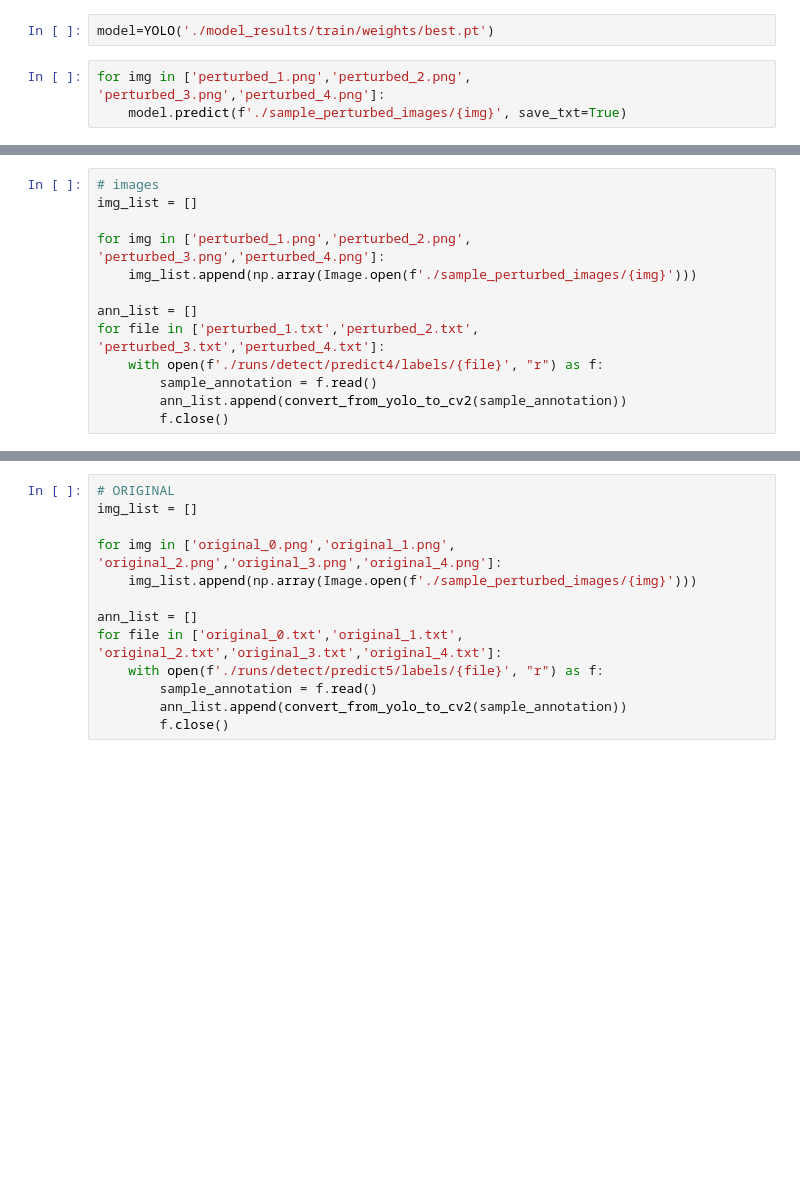
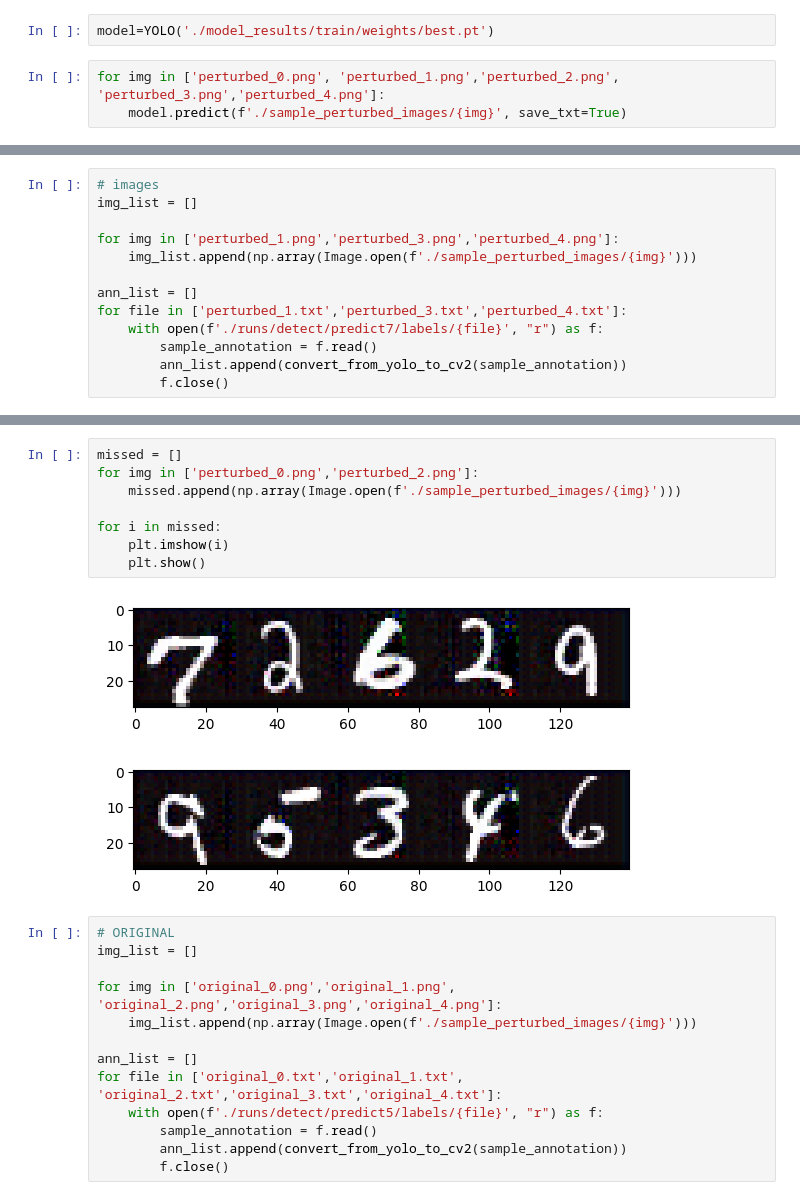
Before and after one commit to d-guo/e6998-5_final_project, a Jupyter notebook: run_yolo_inference.ipynb, the cells around one changed output, grey strips where cells are left out. Drawn from its saved outputs; the diff is of its cells as text; blank space fills up the shorter version.

```diff
--- a/run_yolo_inference.ipynb
+++ b/run_yolo_inference.ipynb
@@ -11,6 +155,6 @@ from ultralytics import YOLO
 # %%
 model=YOLO('./model_results/train/weights/best.pt')
 # %%
-for img in ['perturbed_1.png','perturbed_2.png', 'perturbed_3.png','perturbed_4.png']:
+for img in ['perturbed_0.png', 'perturbed_1.png','perturbed_2.png', 'perturbed_3.png','perturbed_4.png']:
     model.predict(f'./sample_perturbed_images/{img}', save_txt=True)
 # %% [output]
@@ -99,12 +200,12 @@ def get_img_with_boxes(img_sample, ann_sample):
 # images
 img_list = []
 
-for img in ['perturbed_1.png','perturbed_2.png', 'perturbed_3.png','perturbed_4.png']:
+for img in ['perturbed_1.png','perturbed_3.png','perturbed_4.png']:
     img_list.append(np.array(Image.open(f'./sample_perturbed_images/{img}')))
 
 ann_list = []
-for file in ['perturbed_1.txt','perturbed_2.txt', 'perturbed_3.txt','perturbed_4.txt']:
-    with open(f'./runs/detect/predict4/labels/{file}', "r") as f:
+for file in ['perturbed_1.txt','perturbed_3.txt','perturbed_4.txt']:
+    with open(f'./runs/detect/predict7/labels/{file}', "r") as f:
         sample_annotation = f.read()
         ann_list.append(convert_from_yolo_to_cv2(sample_annotation))
         f.close()
@@ -121,3 +222,14 @@ for i in range(len(img_list)):
+# %%
+missed = []
+for img in ['perturbed_0.png','perturbed_2.png']:
+    missed.append(np.array(Image.open(f'./sample_perturbed_images/{img}')))
+
+for i in missed:
+    plt.imshow(i)
+    plt.show()
+# %% [output]
+[figure, added]
+[figure, added]
 # %%
 # ORIGINAL
 img_list = []
```
Also changed, not shown: parts of 24 cells of this notebook.
